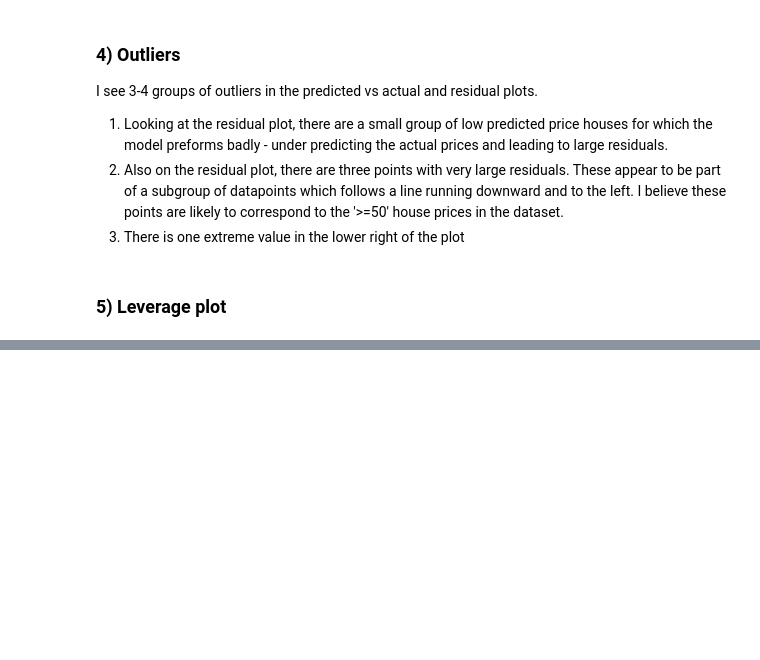
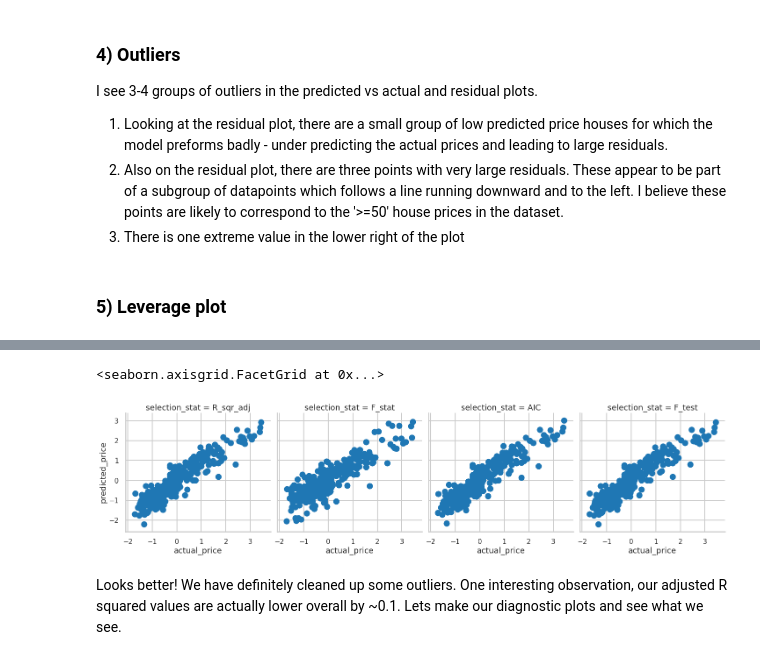
Before and after one commit to gperdrizet/linear_regression, a Jupyter notebook: Mini_Project_Linear_Regression.ipynb, the cells around one changed output, grey strips where cells are left out. Cells and saved outputs as stored; diff of their text form; code cells hidden in the pictures; blank space fills up the shorter version.

```diff
--- a/Mini_Project_Linear_Regression.ipynb
+++ b/Mini_Project_Linear_Regression.ipynb
@@ -1331,0 +1480,2 @@ I see 3-4 groups of outliers in the predicted vs actual and residual plots.
+# %%
+bos_cleaned = bos[bos.RAD < 24]
@@ -1331,0 +1484,2 @@ I see 3-4 groups of outliers in the predicted vs actual and residual plots.
+# %%
+bos_cleaned = bos_cleaned[bos_cleaned.TAX < 600]
@@ -1332 +1592,9 @@ I see 3-4 groups of outliers in the predicted vs actual and residual plots.
+# %%
+g = sns.FacetGrid(winners_predictions, col="selection_stat", height=5, aspect=1)
+g.map(plt.scatter, "actual_price", "predicted_price")
+# %% [output]
+<seaborn.axisgrid.FacetGrid at 0x...>
+[figure, added]
+# %% [markdown]
+Looks better! We have definitely cleaned up some outliers. One interesting observation, our adjusted R squared values are actually lower overall by ~0.1. Lets make our diagnostic plots and see what we see.
 # %%
```
Also changed, not shown: parts of 57 cells of this notebook.
